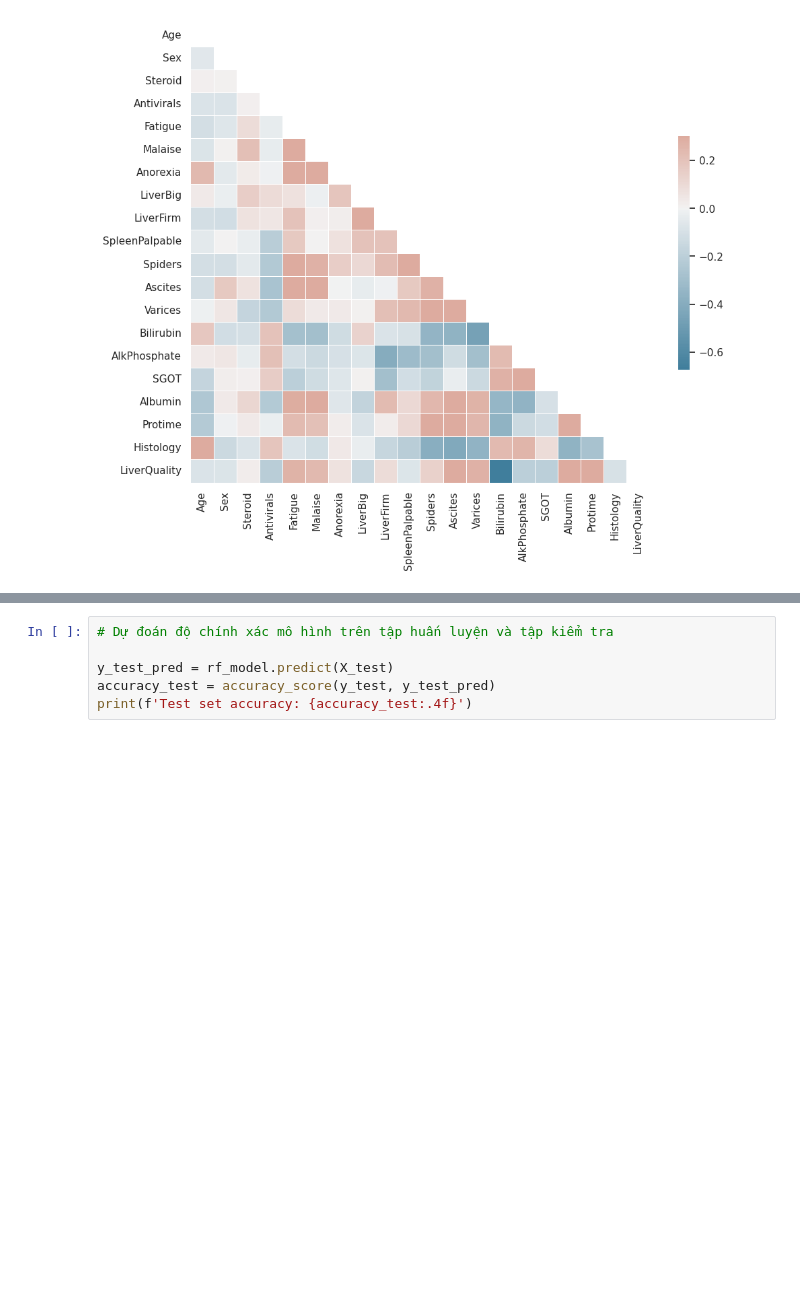
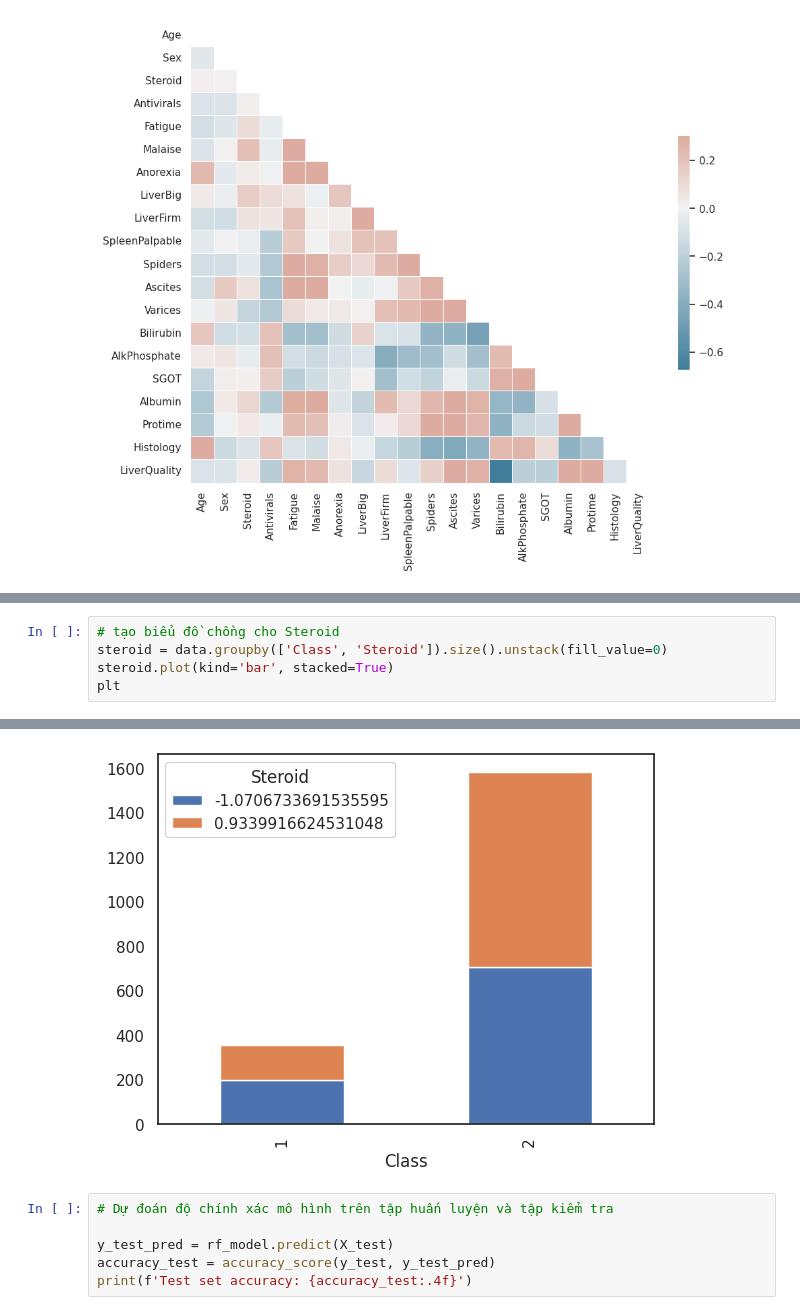
Before and after one commit to quangdad/DataMining, a Jupyter notebook: RandomForest.ipynb, the cells around one changed output, grey strips where cells are left out. Drawn from its saved outputs; the diff is of its cells as text; blank space fills up the shorter version.

```diff
--- a/RandomForest.ipynb
+++ b/RandomForest.ipynb
@@ -136,0 +133,6 @@ RandomForestClassifier(random_state=42)
+# %%
+# tạo biểu đồ chồng cho Steroid
+steroid = data.groupby(['Class', 'Steroid']).size().unstack(fill_value=0)
+steroid.plot(kind='bar', stacked=True)
+plt
+# %% [output]
@@ -137,3 +140,4 @@ RandomForestClassifier(random_state=42)
+[figure, added]
 # %%
 # Dự đoán độ chính xác mô hình trên tập huấn luyện và tập kiểm tra
 
```
Also changed, not shown: parts of 13 cells of this notebook.
